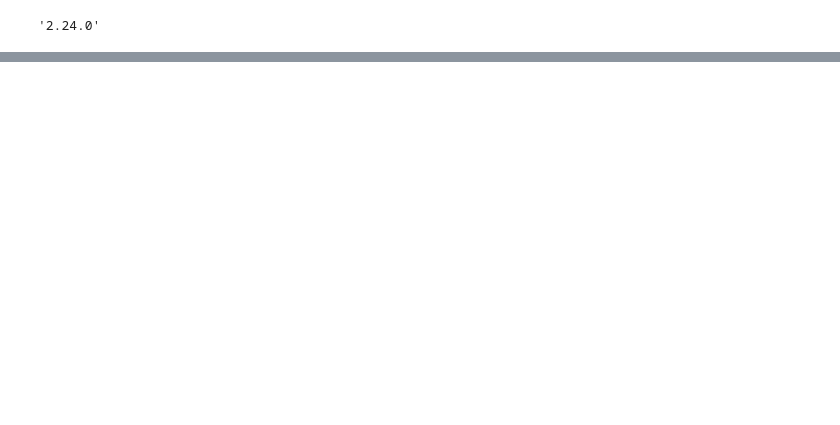
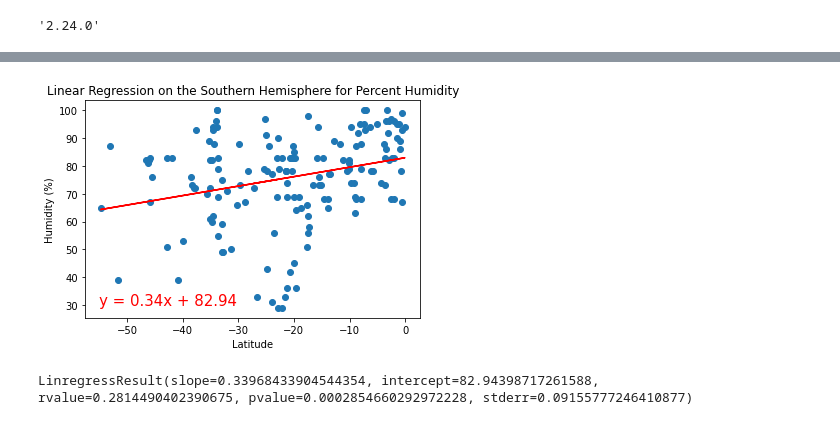
Before and after one commit to debcuyler/world_weather_analysis, a Jupyter notebook: WeatherPy.ipynb, the cells around one changed output, grey strips where cells are left out. Saved outputs shown, nothing was run; the diff lists cells and outputs as text; code cells hidden in the pictures; blank space fills up the shorter version.

```diff
--- a/WeatherPy.ipynb
+++ b/WeatherPy.ipynb
@@ -277,0 +358,10 @@ plt.show()
+# %%
+# Linear regression on the Southern Hemisphere
+x_values = southern_hemi_df["Lat"]
+y_values = southern_hemi_df["Humidity"]
+# Call the function.
+plot_linear_regression(x_values, y_values, "Linear Regression on the Southern Hemisphere for Percent Humidity", 'Humidity (%)',(-55,30))
+linregress(x_values,y_values)
+# %% [output]
+[figure, added]
+LinregressResult(slope=0.33968433904544354, intercept=82.94398717261588, rvalue=0.2814490402390675, pvalue=0.0002854660292972228, stderr=0.09155777246410877)
```
Also changed, not shown: parts of 20 cells of this notebook.
